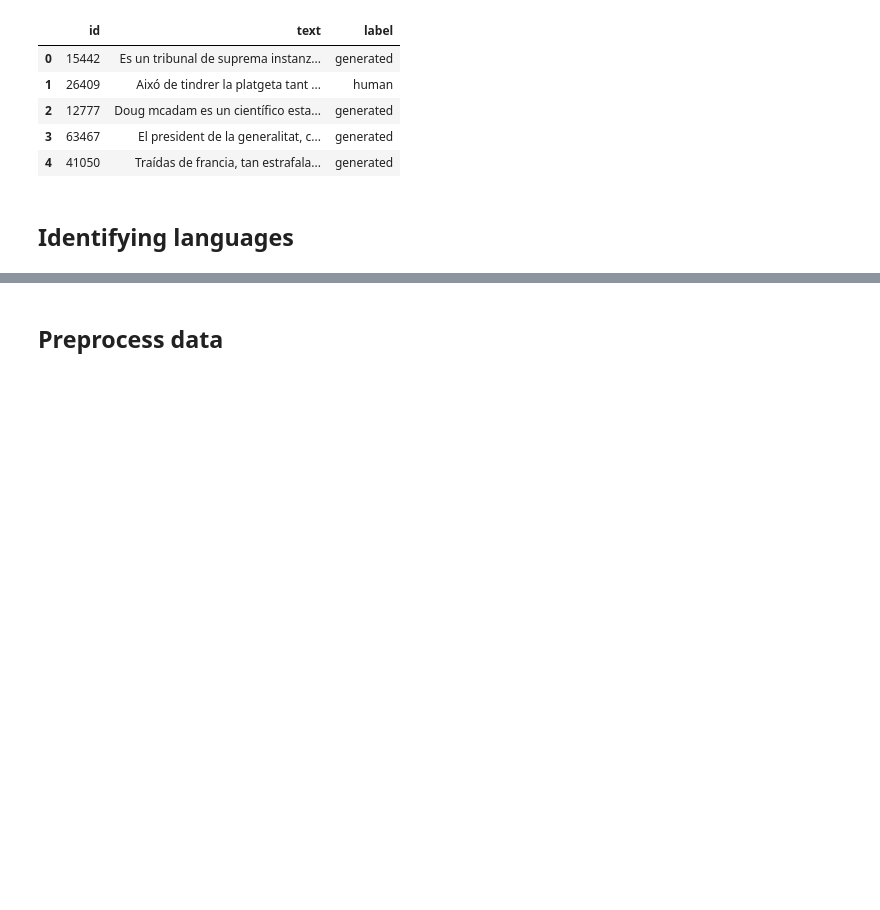
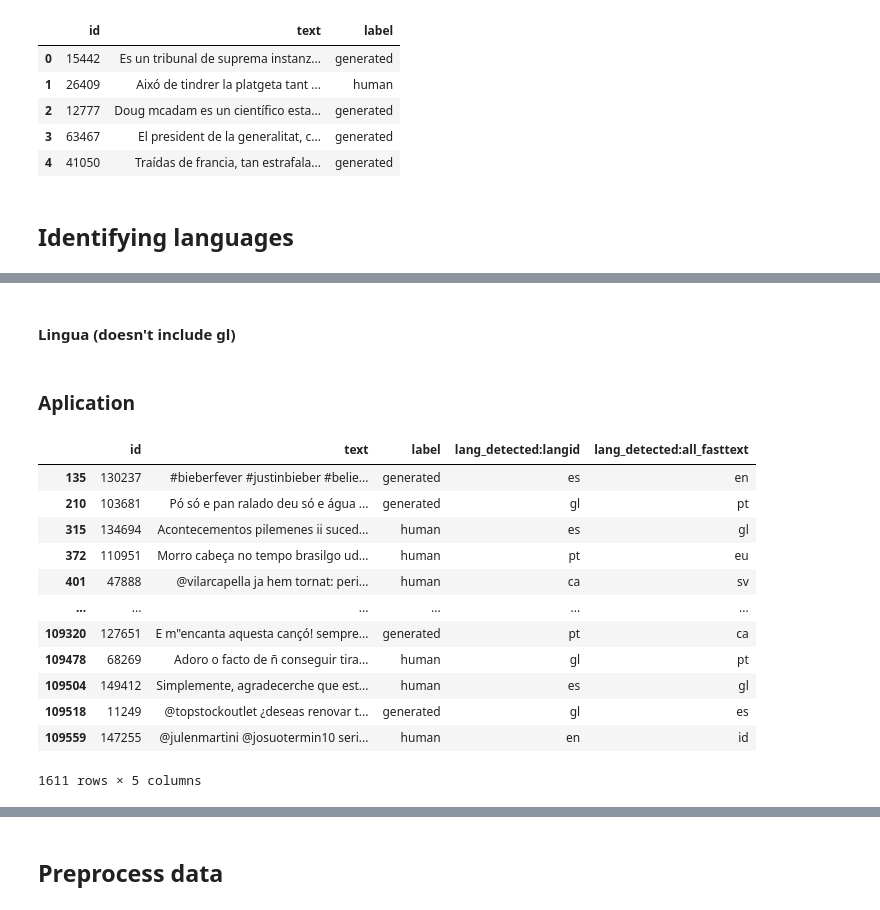
Before and after one commit to WojciechNeuman/autextification, a Jupyter notebook: Exploration.ipynb, the cells around one changed output, grey strips where cells are left out. Drawn from its saved outputs; the diff is of its cells as text; code cells hidden in the pictures; blank space fills up the shorter version.

```diff
--- a/Exploration.ipynb
+++ b/Exploration.ipynb
@@ -49,12 +60,10 @@ train.head()
 # %%
+#### Lang id
+from py3langid.langid import LanguageIdentifier, MODEL_FILE
+
 identifier = LanguageIdentifier.from_pickled_model(MODEL_FILE)
 identifier.set_languages(['en', 'es', 'pt', 'gl', 'eu', 'ca'])
+identifier.classify(train.loc[0, 'text'])
 
-# English (en)
-# Spanish (es)
-# Portuguese (pt)
-# Galician (gl)
-# Basque (eu)
-# Catalan (ca)
-
-identifier.classify(train.loc[0, 'text'])
+def language_detector_lingua_langid(text):
+    return identifier.classify(text)[0]
@@ -63,8 +69,0 @@ identifier.classify(train.loc[0, 'text'])
-# %%
-def detect_language(text):
-    return identifier.classify(text)[0]
-
-# Create the new column
-train['detected_language'] = train['text'].apply(detect_language)
-
-train
@@ -109,0 +81,9 @@ train_ca = train[train['detected_language'] == 'ca']
+# %%
+import fasttext
+model_path = 'modules/lan_id/lid.176.bin'  # ruta al modelo pre-entrenado
+model = fasttext.load_model(model_path)
+
+def language_detector_fasttext_all(text):
+    predicted_languages = model.predict(text)
+    language_code = predicted_languages[0][0].replace('__label__', '')
+    return language_code
@@ -109,0 +109,2 @@ train_ca = train[train['detected_language'] == 'ca']
+# %% [markdown]
+#### Lingua (doesn't include gl)
@@ -109,0 +162,2 @@ train_ca = train[train['detected_language'] == 'ca']
+# %% [markdown]
+### Aplication
@@ -109,0 +167,18 @@ train_ca = train[train['detected_language'] == 'ca']
+# %%
+## Fasttext mix of languages
+train['lang_detected:all_fasttext'] = train['text'].apply(language_detector_fasttext_all)
+train[train["lang_detected:langid"] != train["lang_detected:all_fasttext"]] # 1611 con mezcla de textos
+# %% [output]
+|  | id | text | label | lang_detected:langid | lang_detected:all_fasttext |
+| 135 | 130237 | #bieberfever #justinbieber #belie... | generated | es | en |
+| 210 | 103681 | Pó só e pan ralado deu só e água ... | generated | gl | pt |
+| 315 | 134694 | Acontecementos pilemenes ii suced... | human | es | gl |
+| 372 | 110951 | Morro cabeça no tempo brasilgo ud... | human | pt | eu |
+| 401 | 47888 | @vilarcapella ja hem tornat: peri... | human | ca | sv |
+| ... | ... | ... | ... | ... | ... |
+| 109320 | 127651 | E m"encanta aquesta cançó! sempre... | generated | pt | ca |
+| 109478 | 68269 | Adoro o facto de ñ conseguir tira... | human | gl | pt |
+| 109504 | 149412 | Simplemente, agradecerche que est... | human | es | gl |
+| 109518 | 11249 | @topstockoutlet ¿deseas renovar t... | generated | gl | es |
+| 109559 | 147255 | @julenmartini @josuotermin10 seri... | human | en | id |
+1611 rows × 5 columns
```
Also changed, not shown: parts of 72 cells of this notebook.
